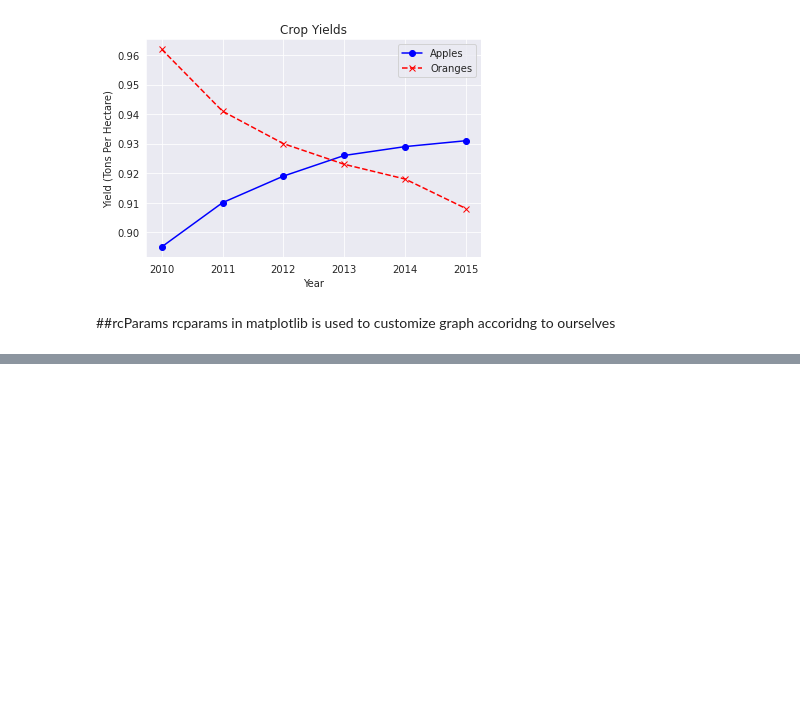
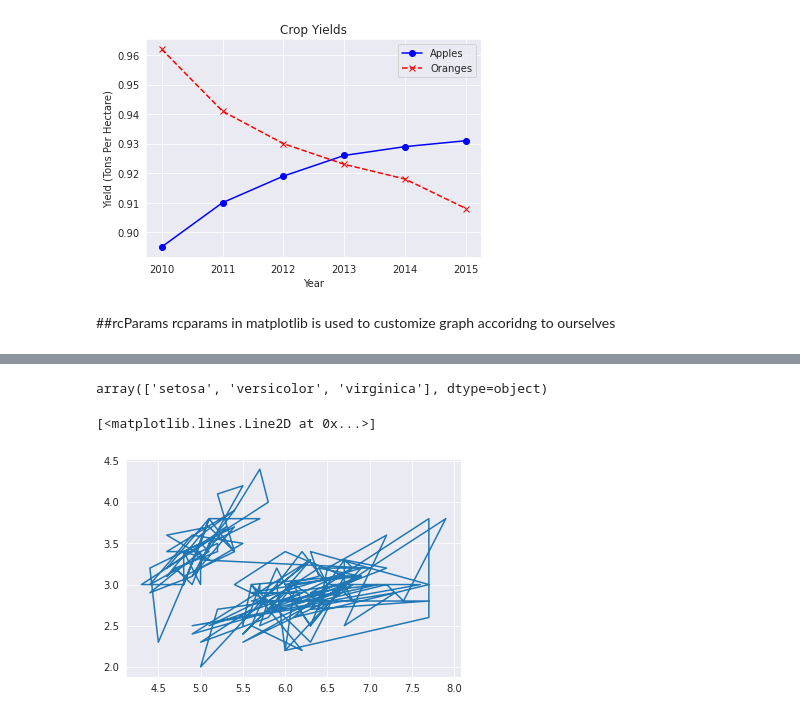
Before and after one commit to PriyanshSaxena25/data_analysis, a Jupyter notebook: Visualization1.ipynb, the cells around one changed output, grey strips where cells are left out. Saved outputs shown, nothing was run; the diff lists cells and outputs as text; code cells hidden in the pictures; blank space fills up the shorter version.

```diff
--- a/Visualization1.ipynb
+++ b/Visualization1.ipynb
@@ -98,0 +102,3 @@ rcparams in matplotlib is used to customize graph accoridng to ourselves
+# %%
+flowers_df = sns.load_dataset("iris") #predefined dataset
+flowers_df
@@ -98,0 +119,10 @@ rcparams in matplotlib is used to customize graph accoridng to ourselves
+# %%
+flowers_df.species.unique()
+# %% [output]
+array(['setosa', 'versicolor', 'virginica'], dtype=object)
+# %%
+plt.plot(flowers_df.sepal_length,flowers_df.sepal_width)
+# plt.plot(flowers_df.sepal_width,'x-r');
+# %% [output]
+[<matplotlib.lines.Line2D at 0x...>]
+[figure, added]
```
Also changed, not shown: parts of 7 cells of this notebook.
